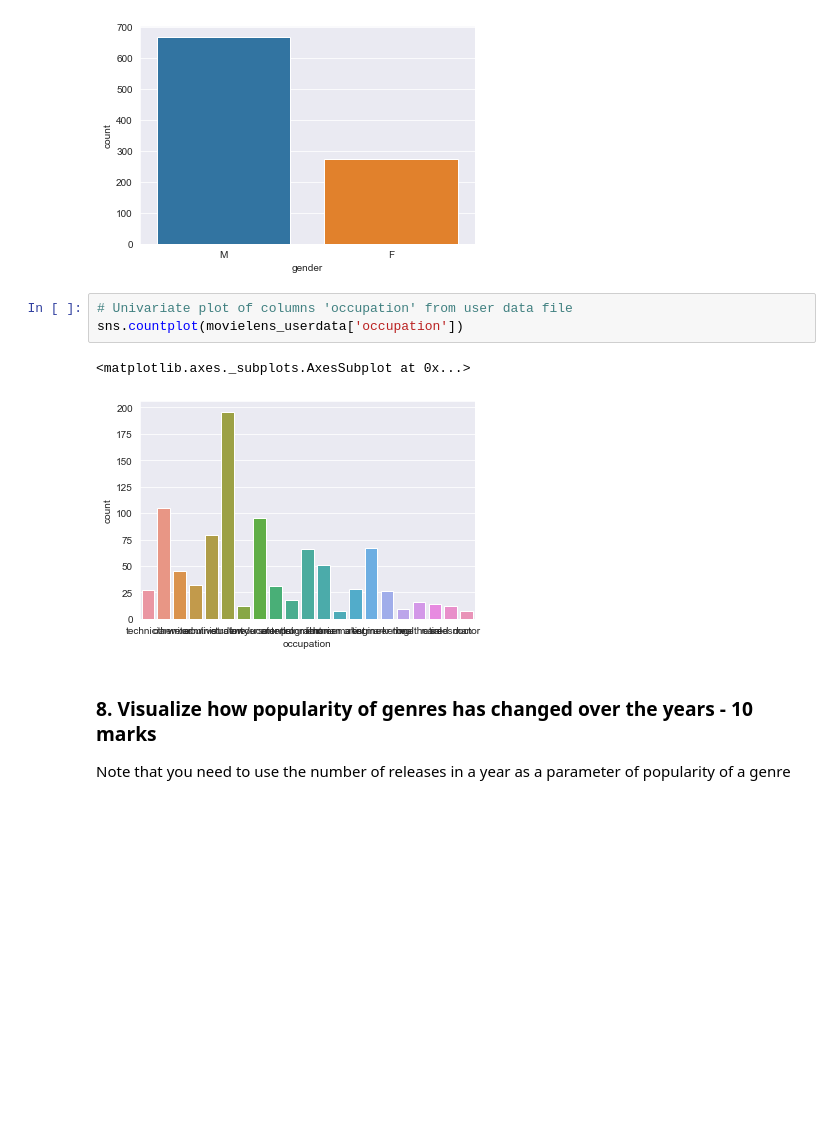
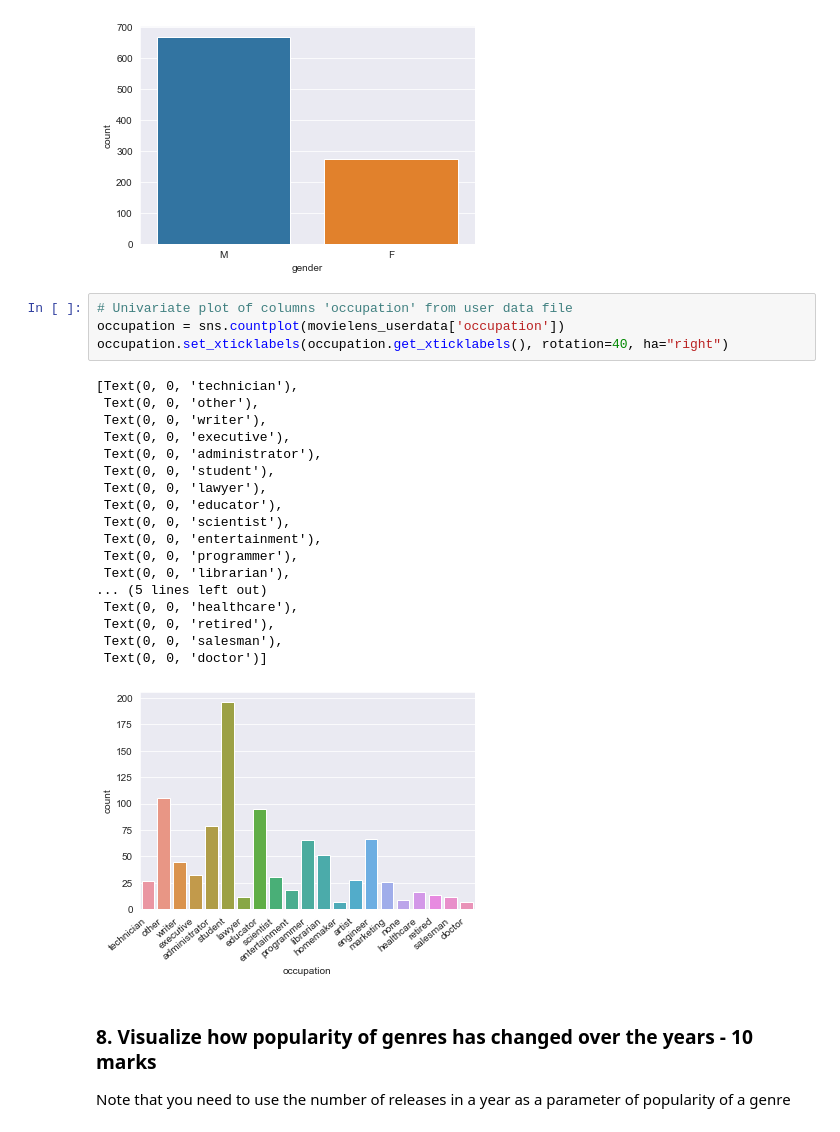
Before and after one commit to GurumurthyBisleri/movielensEDAproject, a Jupyter notebook: MovieLens Project Questions.ipynb, the cells around one changed output. Saved outputs shown, nothing was run; the diff lists cells and outputs as text; blank space fills up the shorter version.

```diff
--- a/MovieLens Project Questions.ipynb
+++ b/MovieLens Project Questions.ipynb
@@ -155,10 +155,27 @@ sns.countplot(movielens_userdata['gender'])
 [figure]
 # %%
 # Univariate plot of columns 'occupation' from user data file
-sns.countplot(movielens_userdata['occupation'])
+occupation = sns.countplot(movielens_userdata['occupation'])
+occupation.set_xticklabels(occupation.get_xticklabels(), rotation=40, ha="right")
 # %% [output]
-<matplotlib.axes._subplots.AxesSubplot at 0x...>
+[Text(0, 0, 'technician'),
+ Text(0, 0, 'other'),
+ Text(0, 0, 'writer'),
+ Text(0, 0, 'executive'),
+ Text(0, 0, 'administrator'),
+ Text(0, 0, 'student'),
+ Text(0, 0, 'lawyer'),
+ Text(0, 0, 'educator'),
+ Text(0, 0, 'scientist'),
+ Text(0, 0, 'entertainment'),
+ Text(0, 0, 'programmer'),
+ Text(0, 0, 'librarian'),
+... (5 lines left out)
+ Text(0, 0, 'healthcare'),
+ Text(0, 0, 'retired'),
+ Text(0, 0, 'salesman'),
+ Text(0, 0, 'doctor')]
-[figure, old version]
+[figure, new version]
 # %% [markdown]
 ### 8. Visualize how popularity of genres has changed over the years - 10 marks
 
```
